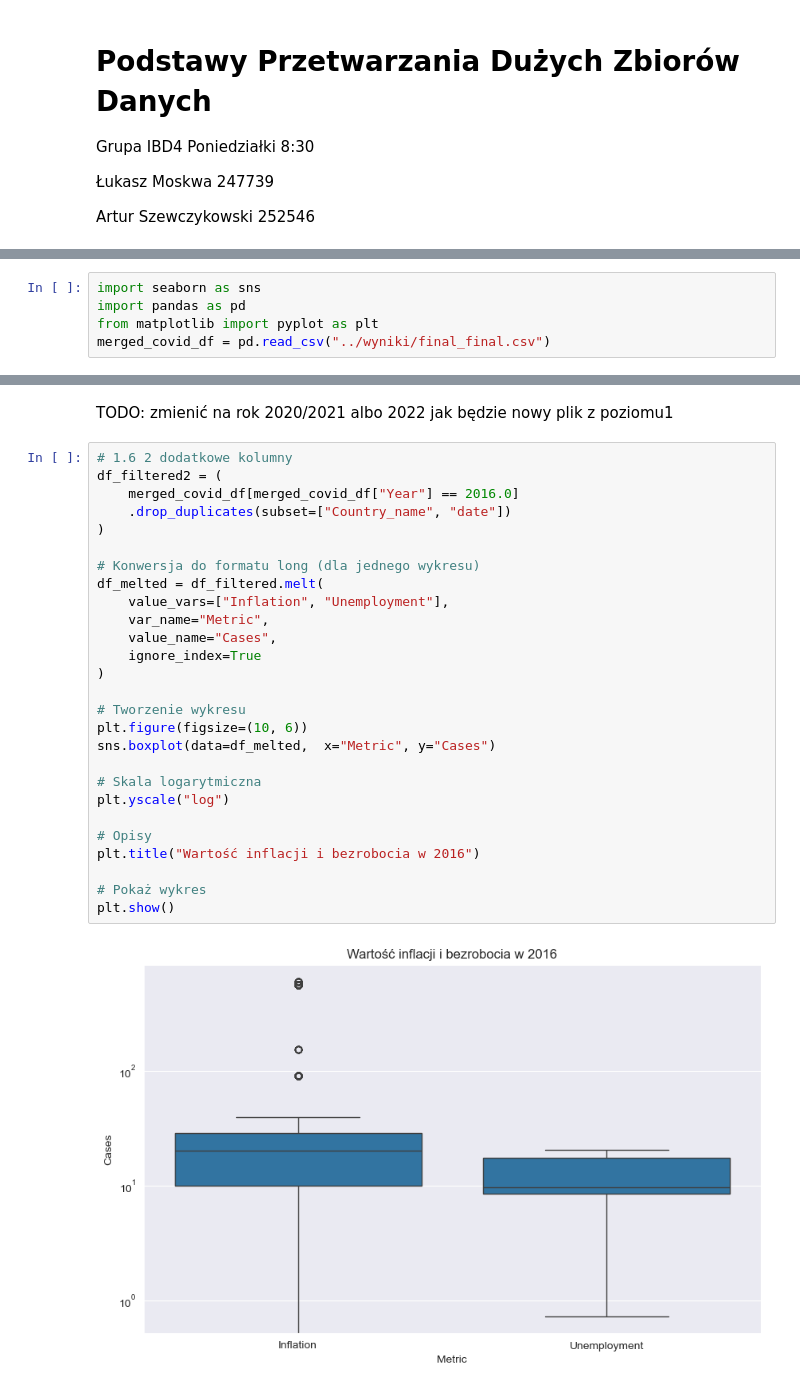
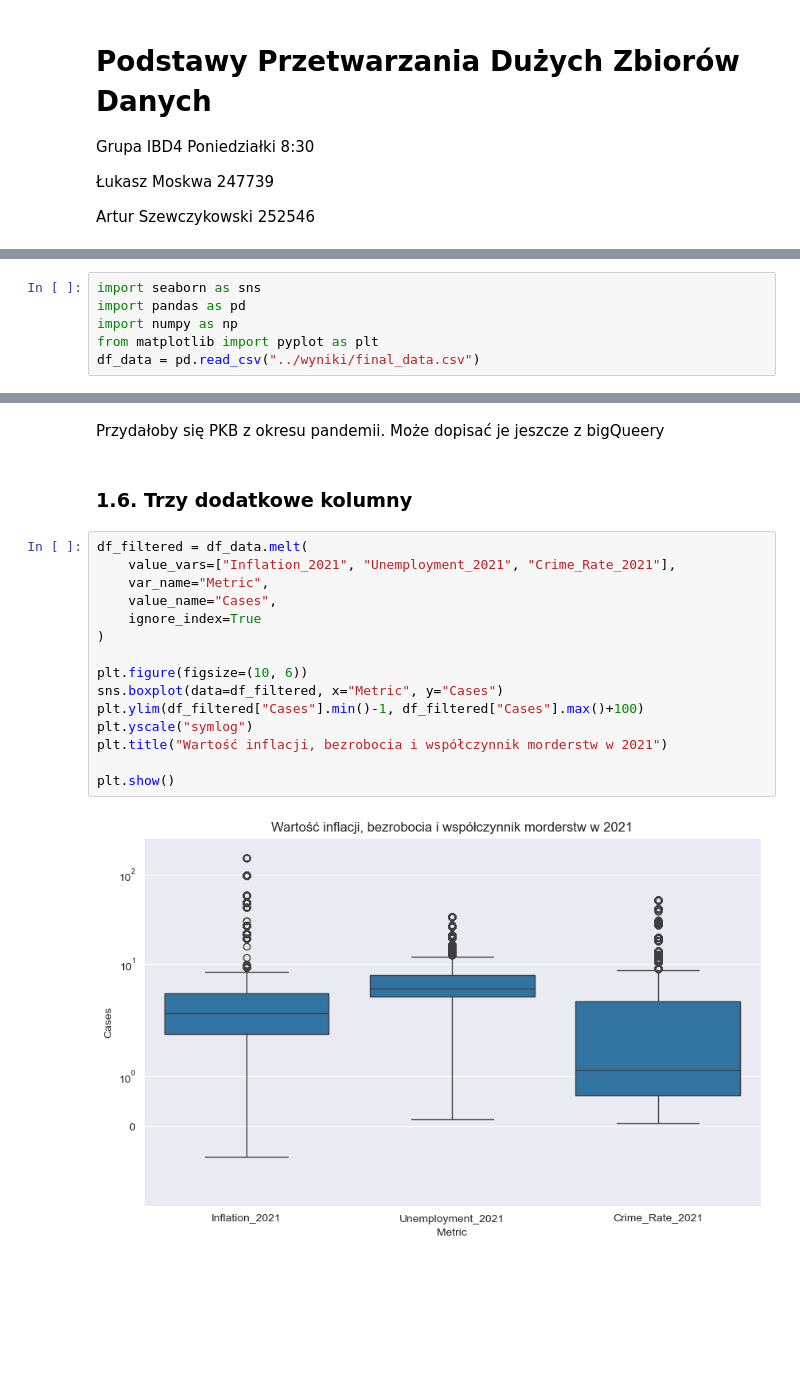
Before and after one commit to AbsZeroO/big-data, a Jupyter notebook: Poziom_2/Poziom2.ipynb, the cells around one changed output, grey strips where cells are left out. Cells and saved outputs as stored; diff of their text form; blank space fills up the shorter version.

```diff
--- a/Poziom_2/Poziom2.ipynb
+++ b/Poziom_2/Poziom2.ipynb
@@ -9,6 +11,7 @@ Artur Szewczykowski 252546
 # %%
 import seaborn as sns
 import pandas as pd
+import numpy as np
 from matplotlib import pyplot as plt
-merged_covid_df = pd.read_csv("../wyniki/final_final.csv")
+df_data = pd.read_csv("../wyniki/final_data.csv")
 # %%
@@ -114,31 +86,21 @@ plt.show()
+# %% [markdown]
+Przydałoby się PKB z okresu pandemii. Może dopisać je jeszcze z bigQueery
 # %% [markdown]
-TODO: zmienić na rok 2020/2021 albo 2022 jak będzie nowy plik z poziomu1
+### 1.6. Trzy dodatkowe kolumny
 # %%
-# 1.6 2 dodatkowe kolumny
-df_filtered2 = (
-    merged_covid_df[merged_covid_df["Year"] == 2016.0]
-    .drop_duplicates(subset=["Country_name", "date"])
-)
-
-# Konwersja do formatu long (dla jednego wykresu)
-df_melted = df_filtered.melt(
-    value_vars=["Inflation", "Unemployment"],
+df_filtered = df_data.melt(
+    value_vars=["Inflation_2021", "Unemployment_2021", "Crime_Rate_2021"],
     var_name="Metric",
     value_name="Cases",
     ignore_index=True
 )
 
-# Tworzenie wykresu
 plt.figure(figsize=(10, 6))
-sns.boxplot(data=df_melted,  x="Metric", y="Cases")
+sns.boxplot(data=df_filtered, x="Metric", y="Cases")
+plt.ylim(df_filtered["Cases"].min()-1, df_filtered["Cases"].max()+100)
+plt.yscale("symlog")
+plt.title("Wartość inflacji, bezrobocia i współczynnik morderstw w 2021")
 
-# Skala logarytmiczna
-plt.yscale("log")
-
-# Opisy
-plt.title("Wartość inflacji i bezrobocia w 2016")
-
-# Pokaż wykres
 plt.show()
 # %% [output]
-[figure, old version]
+[figure, new version]
```
Also changed, not shown: parts of 27 cells of this notebook.
